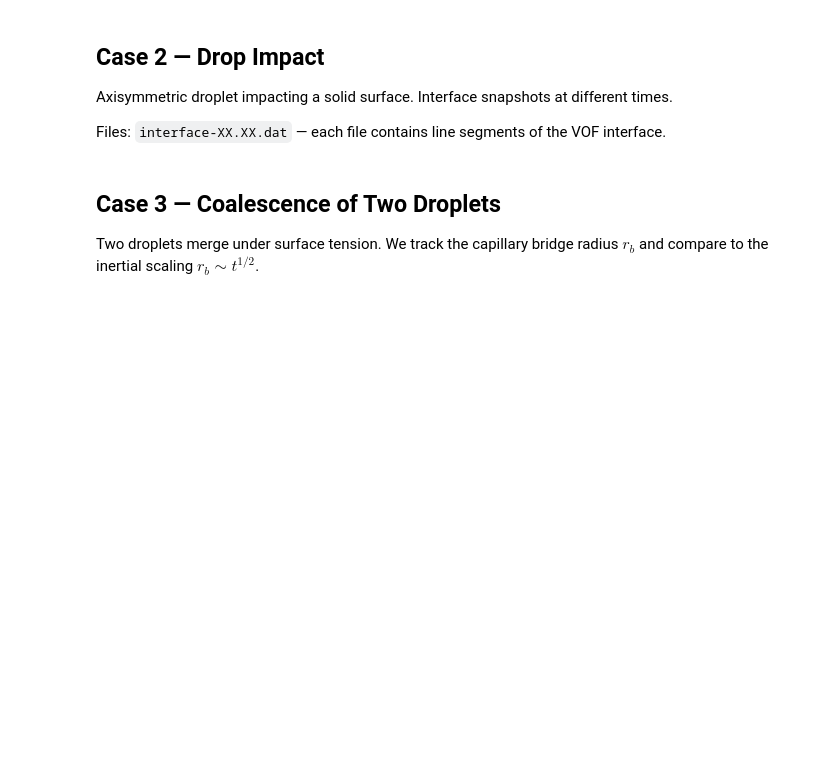
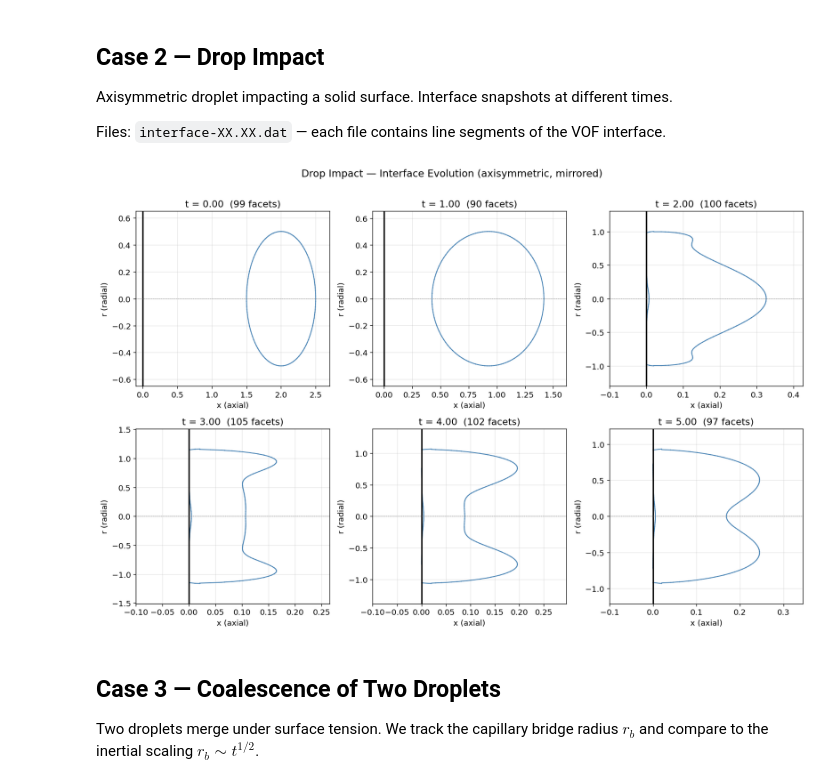
Before and after one commit to lauguimel/basilisk-memjet, a Jupyter notebook: notebooks/visualize.ipynb, the cells around one changed output. Drawn from its saved outputs; the diff is of its cells as text; code cells hidden in the pictures; blank space fills up the shorter version.

```diff
--- a/notebooks/visualize.ipynb
+++ b/notebooks/visualize.ipynb
@@ -108,42 +113,56 @@ data_dir = ROOT / "cases" / "02-drop-impact"
 files = sorted(data_dir.glob("interface-*.dat"))
 
 if files:
     # Select up to 6 snapshots evenly spaced
     indices = np.linspace(0, len(files) - 1, min(6, len(files)), dtype=int)
     selected = [files[i] for i in indices]
 
     fig, axes = plt.subplots(2, 3, figsize=(14, 9))
     axes = axes.flatten()
 
     for idx, (ax, fpath) in enumerate(zip(axes, selected)):
         segments = load_facets(fpath)
+
+        # Collect all points for auto-scaling
+        all_x, all_y = [], []
         for seg in segments:
             if seg.shape[0] >= 2:
-                ax.plot(seg[:, 0], seg[:, 1], "steelblue", lw=0.8)
-                # Mirror for axisymmetric visualization
-                ax.plot(seg[:, 0], -seg[:, 1], "steelblue", lw=0.8)
+                ax.plot(seg[:, 0], seg[:, 1], "steelblue", lw=1.2)
+                ax.plot(seg[:, 0], -seg[:, 1], "steelblue", lw=1.2)
+                all_x.extend(seg[:, 0])
+                all_y.extend(seg[:, 1])
 
         # Draw the wall at x = 0
         ax.axvline(x=0, color="k", lw=2)
+        ax.axhline(y=0, color="gray", lw=0.5, ls="--")
+
+        # Auto-scale with margin around the data
+        if all_x:
+            xmin, xmax = min(all_x), max(all_x)
+            ymax = max(all_y)
+            margin_x = max(0.1, (xmax - xmin) * 0.2)
+            margin_y = max(0.1, ymax * 0.3)
+            ax.set_xlim(-0.1, xmax + margin_x)
+            ax.set_ylim(-(ymax + margin_y), ymax + margin_y)
 
         t_label = fpath.stem.replace("interface-", "t = ")
-        ax.set_title(t_label)
+        ax.set_title(f"{t_label}  ({len(segments)} facets)")
         ax.set_xlabel("x (axial)")
         ax.set_ylabel("r (radial)")
-        ax.set_xlim(-0.5, 4)
-        ax.set_ylim(-2, 2)
-        ax.set_aspect("equal")
+        # ax.set_aspect("equal")
 
-    # Hide unused axes
     for ax in axes[len(selected):]:
         ax.set_visible(False)
 
-    fig.suptitle("Drop Impact — Interface Evolution (axisymmetric)", fontsize=14, y=1.01)
+    fig.suptitle("Drop Impact — Interface Evolution (axisymmetric, mirrored)",
+                 fontsize=14, y=1.01)
     plt.tight_layout()
     plt.show()
 else:
     print(f"⚠ No interface files found in {data_dir}")
     print("  Run 'make case2' first.")
+# %% [output]
+[figure, added]
 # %% [markdown]
 ## Case 3 — Coalescence of Two Droplets
 
```
Also changed, not shown: parts of 3 cells of this notebook, 3 other files.
